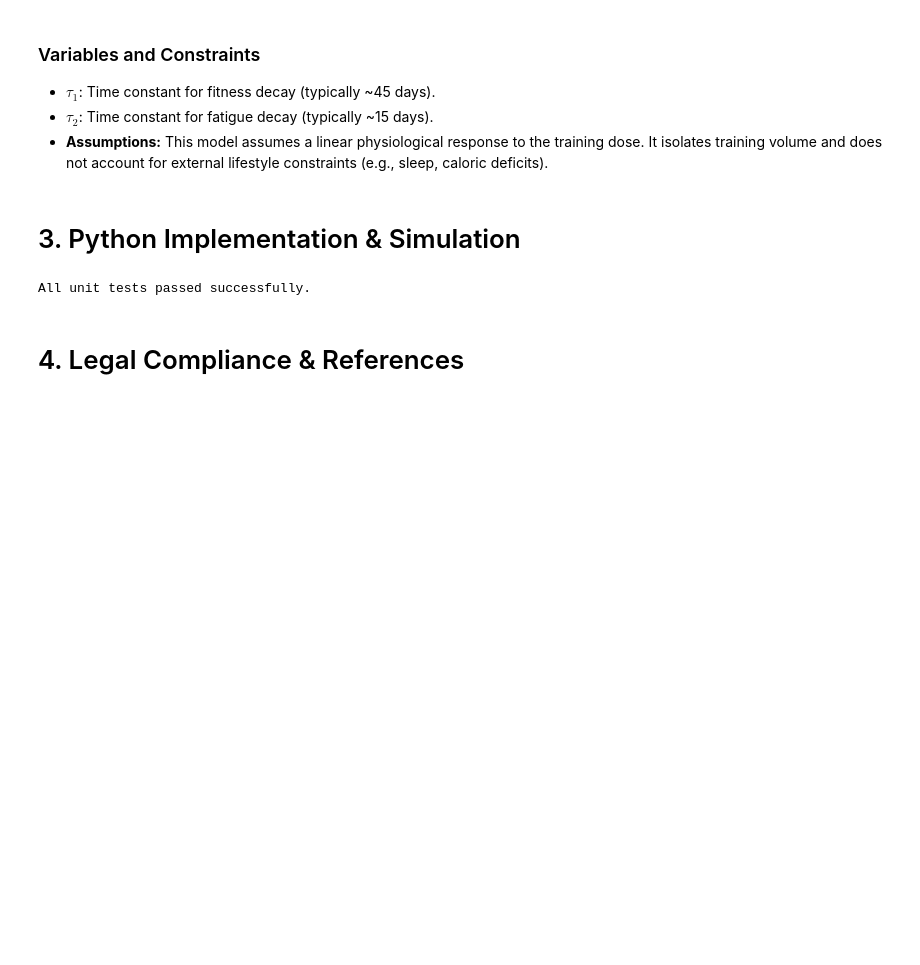
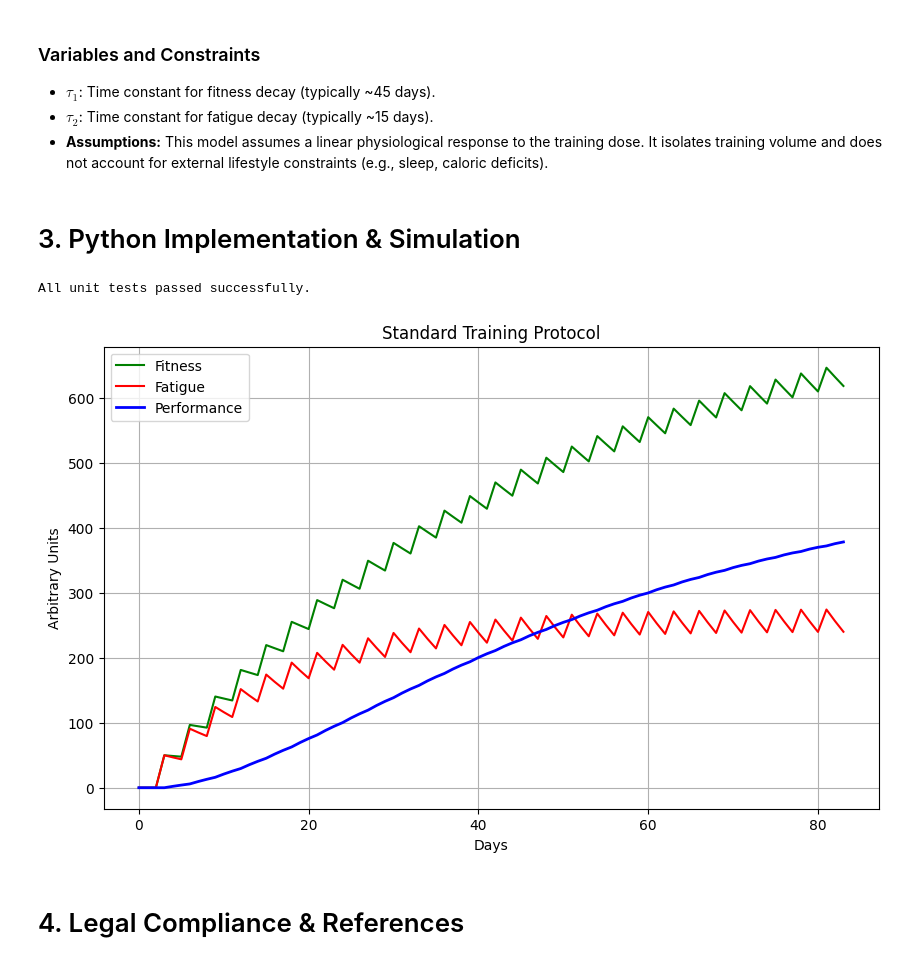
Before and after one commit to AlexGekov/hypertrophy-and-fatigue, a Jupyter notebook: hypertrophy_model.ipynb, the cells around one changed output. Cells and saved outputs as stored; diff of their text form; code cells hidden in the pictures; blank space fills up the shorter version.

Commit message:
Visualize fitness, fatigue, and performance curves

```diff
--- a/hypertrophy_model.ipynb
+++ b/hypertrophy_model.ipynb
@@ -52,5 +52,20 @@ assert calc_decay(10, 15, 50) > 10, "Error: Value should increase with high dose
 print("All unit tests passed successfully.")
 # %% [output]
 All unit tests passed successfully.
+# %%
+fit_std, fat_std, perf_std = simulate_training_block(days, 45, 15, standard_doses)
+
+plt.figure(figsize=(10, 6))
+plt.plot(fit_std, label='Fitness', color='green')
+plt.plot(fat_std, label='Fatigue', color='red')
+plt.plot(perf_std, label='Performance', color='blue', linewidth=2)
+plt.title('Standard Training Protocol')
+plt.xlabel('Days')
+plt.ylabel('Arbitrary Units')
+plt.legend()
+plt.grid(True)
+plt.show()
+# %% [output]
+[figure, added]
 # %% [markdown]
 # 4. Legal Compliance & References
```
